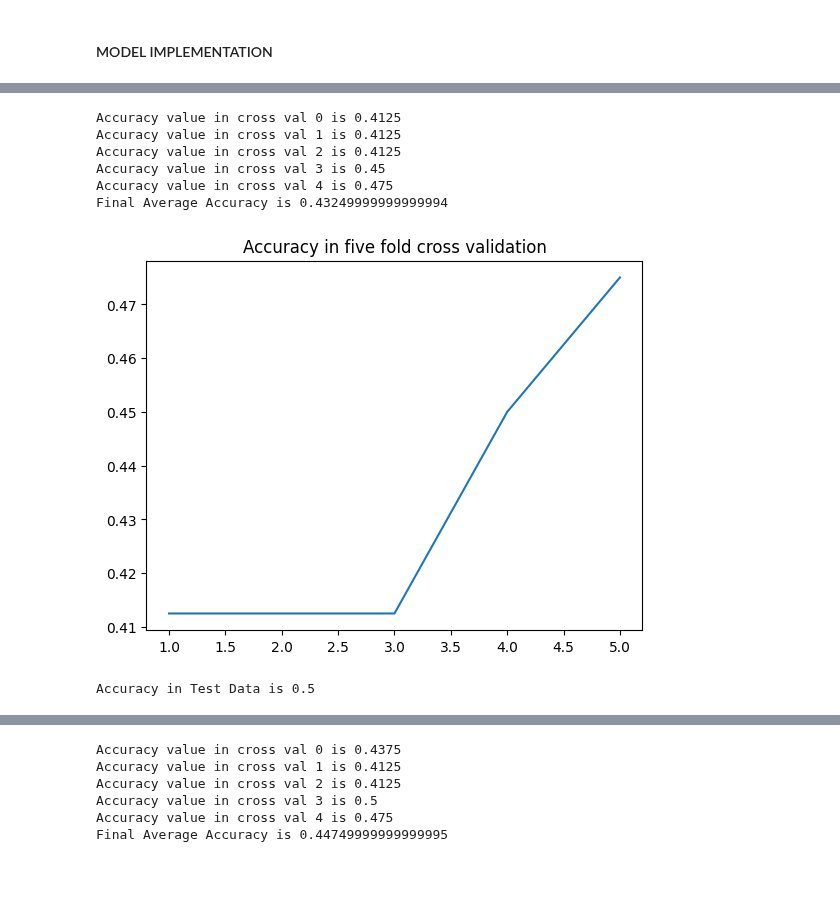
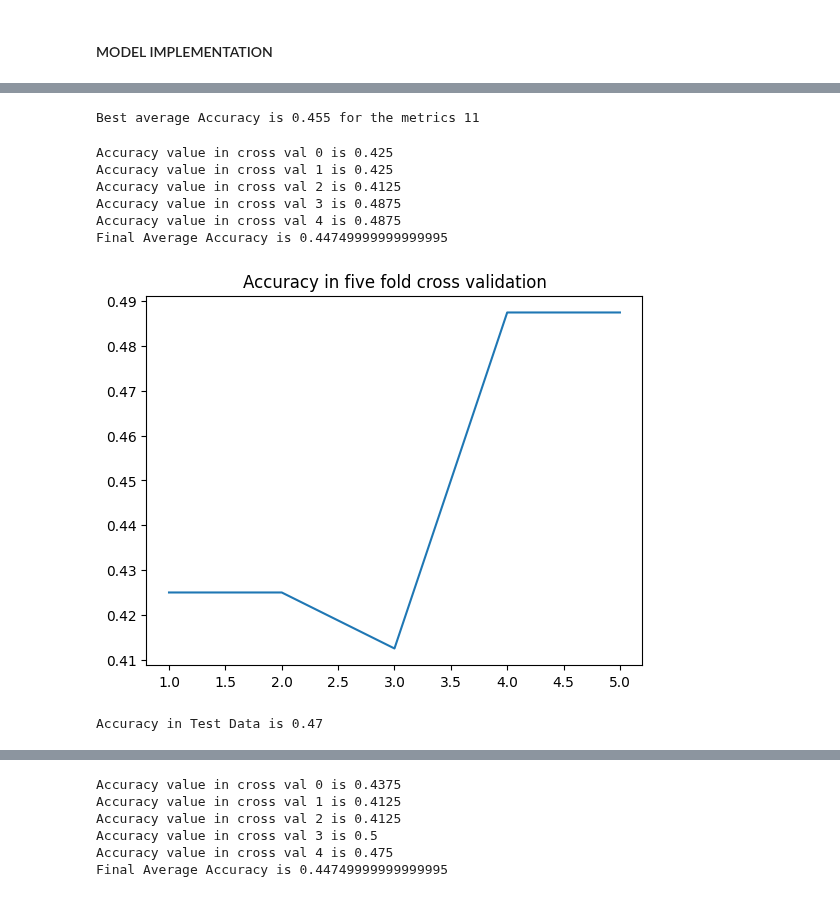
Before and after one commit to arjun8009/Python-Exeter, a Jupyter notebook: Learning Form Data ECMM445-CA1.ipynb, the cells around one changed output, grey strips where cells are left out. Cells and saved outputs as stored; diff of their text form; code cells hidden in the pictures.

```diff
--- a/Learning Form Data ECMM445-CA1.ipynb
+++ b/Learning Form Data ECMM445-CA1.ipynb
@@ -1308,29 +1325,44 @@ Accuracy in Test Data is 0.5
 # %%
+from sklearn.svm import SVC
+
+metrics = [1,2,3,4,5,6,7,8,9,10,11,12]
+metrics_tol = [0.0001,0.0002,0.0003,0.0004,0.0005,0.0006,0.0007,0.0008,0.0009,0.001,0.011,0.012]
+best_avg_accuracy = []
 Accuracy = []
-model_rbf = SVC(kernel='rbf',C=4,tol=0.0004)
-for i in range(5):
-    model_rbf.fit(xtrains[train_indexes_per_split[i]],ytrains[train_indexes_per_split[i]])
-    print('Accuracy value in cross val {0} is {1}'.format(i,accuracy_score(ytrains[test_indexes_per_split[i]],
-    model_rbf.predict(xtrains[test_indexes_per_split[i]]))))
-    Accuracy.append(accuracy_score(ytrains[test_indexes_per_split[i]],
-    model_rbf.predict(xtrains[test_indexes_per_split[i]])))
-print('Final Average Accuracy is {0}'.format(sum(Accuracy)/5))
-plt.figure()
-plt.title('Accuracy in five fold cross validation')
-plt.plot([1,2,3,4,5],Accuracy)
-plt.show()
+for i in range(len(metrics)):
+    model_rbf = SVC(kernel='rbf',C=metrics[i],tol=metrics_tol[i])
+    model_rbf.fit(xtrains,ytrains)
+    best_avg_accuracy.append(accuracy_score(ytrains,model_rbf.predict(xtrains)))
+print('Best average Accuracy is {0} for the metrics {1}'.format(max(best_avg_accuracy),metrics[best_avg_accuracy.index(max(best_avg_accuracy))]))
 # %% [output]
-Accuracy value in cross val 0 is 0.4125
-Accuracy value in cross val 1 is 0.4125
-Accuracy value in cross val 2 is 0.4125
-Accuracy value in cross val 3 is 0.45
-Accuracy value in cross val 4 is 0.475
-Final Average Accuracy is 0.43249999999999994
+Best average Accuracy is 0.455 for the metrics 11
-[figure, removed]
 # %%
+model_rbf = SVC(kernel='rbf',C=metrics[best_avg_accuracy.index(max(best_avg_accuracy))],
+tol=metrics_tol[best_avg_accuracy.index(max(best_avg_accuracy))])
+
+Accuracy = []
+for i in range(5):
+    model_rbf.fit(xtrains[train_indexes_per_split[i]],ytrains[train_indexes_per_split[i]])
+    print('Accuracy value in cross val {0} is {1}'.format(i,accuracy_score(ytrains[test_indexes_per_split[i]],
+    model_rbf.predict(xtrains[test_indexes_per_split[i]]))))
+    Accuracy.append(accuracy_score(ytrains[test_indexes_per_split[i]],
+    model_rbf.predict(xtrains[test_indexes_per_split[i]])))
+print('Final Average Accuracy is {0}'.format(sum(Accuracy)/5))
+plt.figure()
+plt.title('Accuracy in five fold cross validation')
+plt.plot([1,2,3,4,5],Accuracy)
+plt.show()
+
 print('Accuracy in Test Data is {0}'.format(accuracy_score(Y_test,
     model_rbf.predict(X_test))))
 # %% [output]
-Accuracy in Test Data is 0.5
+Accuracy value in cross val 0 is 0.425
+Accuracy value in cross val 1 is 0.425
+Accuracy value in cross val 2 is 0.4125
+Accuracy value in cross val 3 is 0.4875
+Accuracy value in cross val 4 is 0.4875
+Final Average Accuracy is 0.44749999999999995
+[figure, added]
+Accuracy in Test Data is 0.47
 # %%
 from sklearn.tree import DecisionTreeClassifier
```
Also changed, not shown: parts of 15 cells of this notebook.
